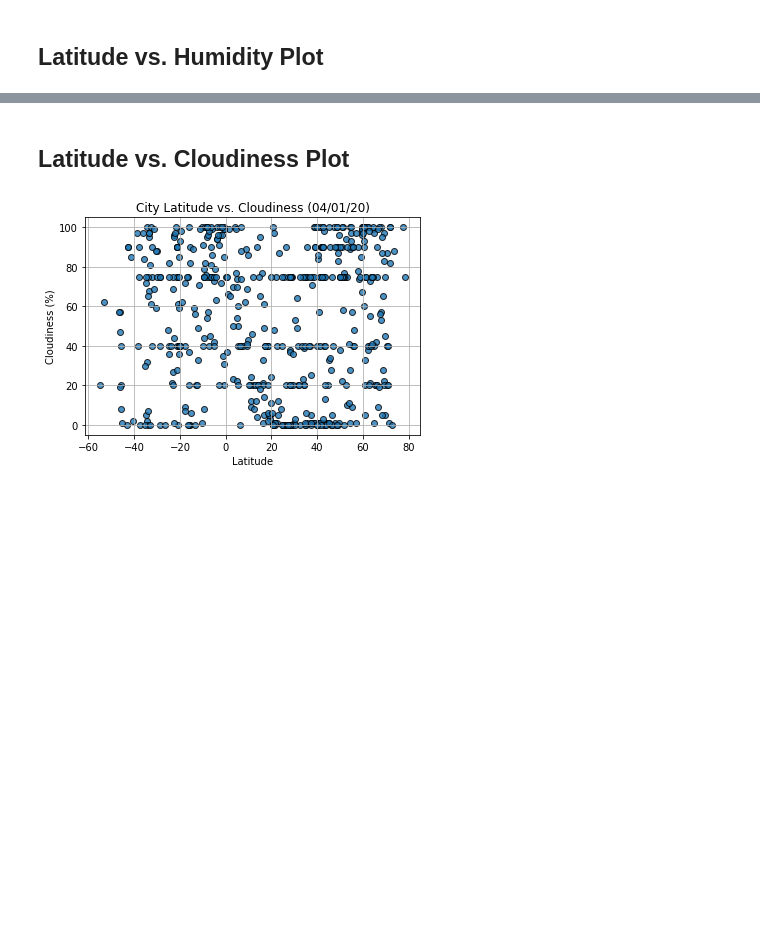
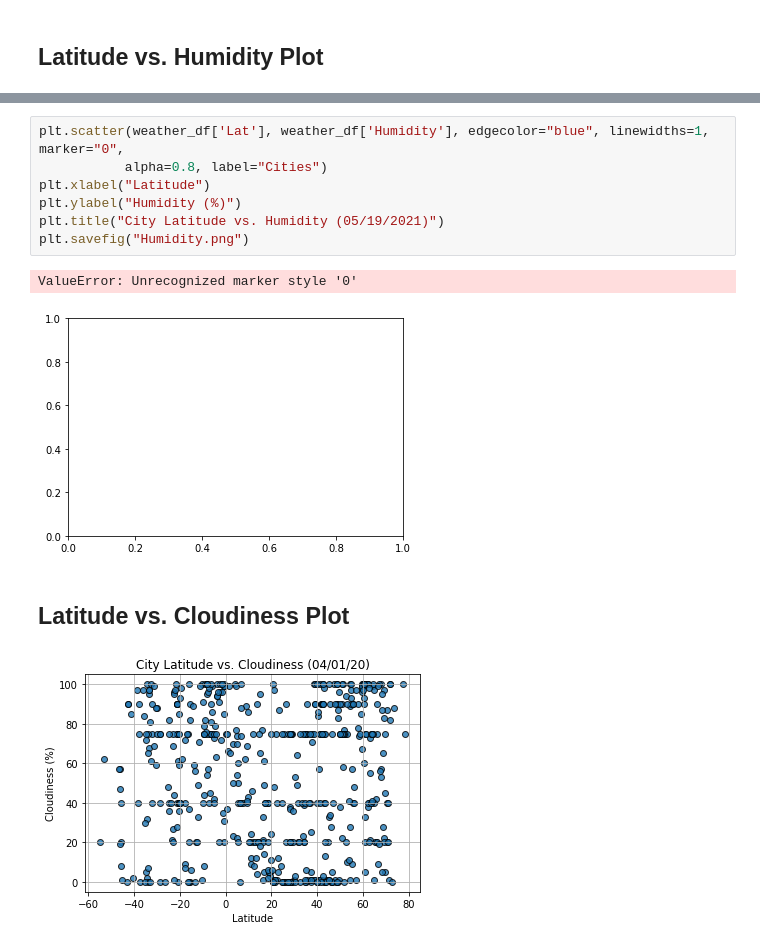
Before and after one commit to mrslat-creator/python_api, a Jupyter notebook: Instructions/starter_code/WeatherPylatimer.ipynb, the cells around one changed output, grey strips where cells are left out. Drawn from its saved outputs; the diff is of its cells as text; blank space fills up the shorter version.

```diff
--- a/Instructions/starter_code/WeatherPylatimer.ipynb
+++ b/Instructions/starter_code/WeatherPylatimer.ipynb
@@ -213,3 +213,13 @@ Int64Index([], dtype='int64')
+# %%
+plt.scatter(weather_df['Lat'], weather_df['Humidity'], edgecolor="blue", linewidths=1, marker="0",
+           alpha=0.8, label="Cities")
+plt.xlabel("Latitude")
+plt.ylabel("Humidity (%)")
+plt.title("City Latitude vs. Humidity (05/19/2021)")
+plt.savefig("Humidity.png")
+# %% [output]
+ValueError: Unrecognized marker style '0'
+[figure, added]
 # %% [markdown]
 ## Latitude vs. Cloudiness Plot
 # %%
```
Also changed, not shown: parts of 11 cells of this notebook, 1 other file.
